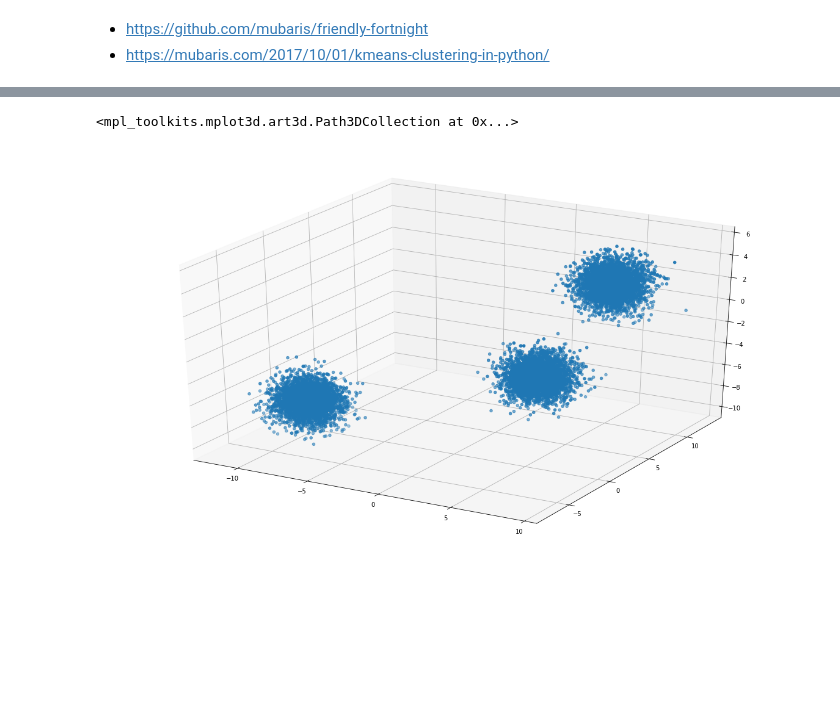
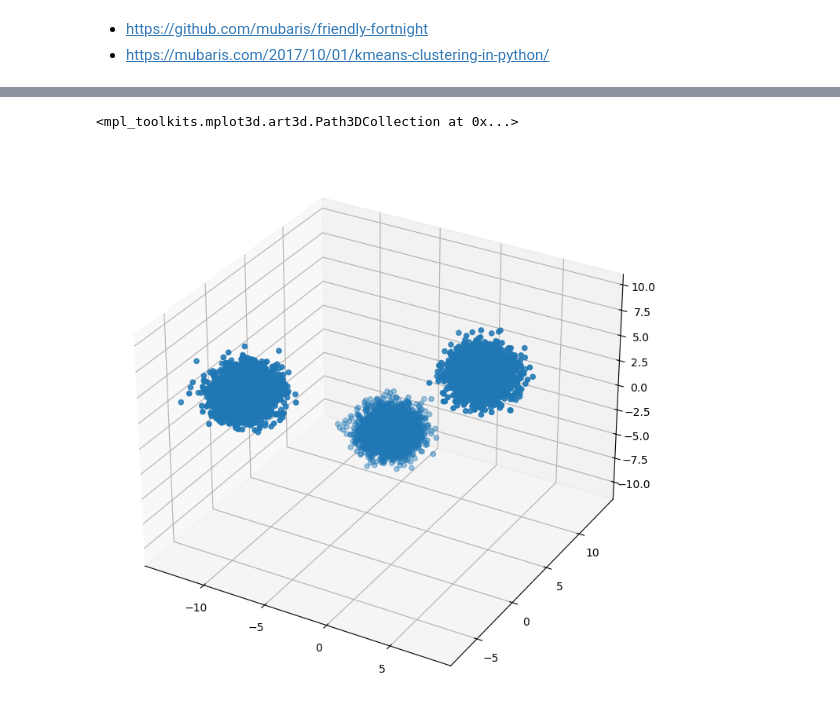
Before and after one commit to dbabichenko/python_for_data_and_analytics, a Jupyter notebook: Clustering/01-kMeans-FakeData.ipynb, the cells around one changed output, grey strips where cells are left out. Cells and saved outputs as stored; diff of their text form; code cells hidden in the pictures; blank space fills up the shorter version.

```diff
--- a/Clustering/01-kMeans-FakeData.ipynb
+++ b/Clustering/01-kMeans-FakeData.ipynb
@@ -25,10 +26,11 @@ array([[ 2.24177821,  3.80634273, -4.93800232],
 # %%
 fig = plt.figure()
-ax = Axes3D(fig)
+ax = fig.add_subplot(111, projection='3d')
+#ax = Axes3D(fig)
 ax.scatter(X[:, 0], X[:, 1], X[:, 2])
 # %% [output]
 <mpl_toolkits.mplot3d.art3d.Path3DCollection at 0x...>
-[figure, old version]
+[figure, new version]
 # %%
 # Initializing KMeans
 kmeans = KMeans(n_clusters=3)
```
Also changed, not shown: parts of 7 cells of this notebook, 5 other files.
